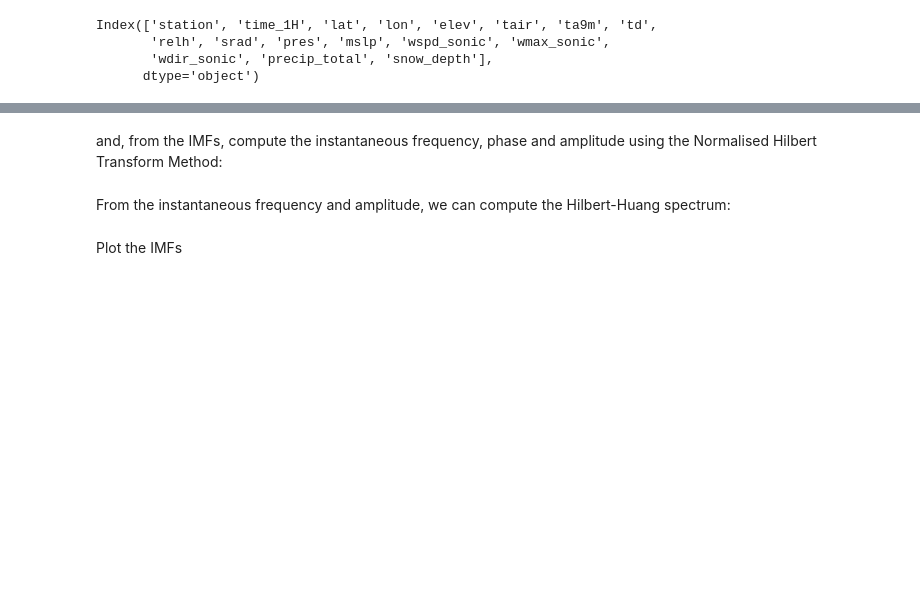
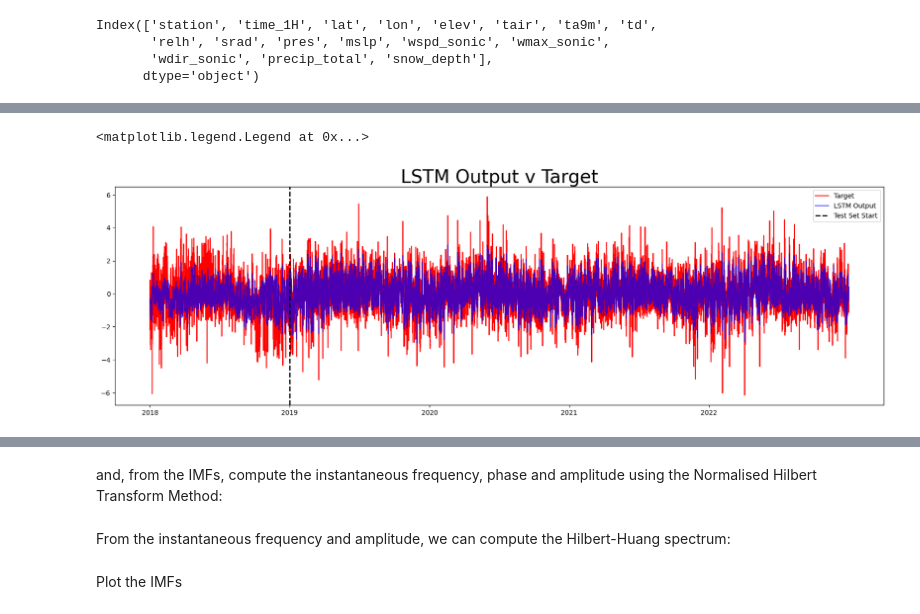
Before and after one commit to shmaronshmevans/nwp_bias, a Jupyter notebook: src/machine_learning/notebooks/emd.ipynb, the cells around one changed output, grey strips where cells are left out. Saved outputs shown, nothing was run; the diff lists cells and outputs as text; code cells hidden in the pictures; blank space fills up the shorter version.

Commit message:
major updates to LSTM sequencing/training

```diff
--- a/src/machine_learning/notebooks/emd.ipynb
+++ b/src/machine_learning/notebooks/emd.ipynb
@@ -307,0 +281,5 @@ nysm_df.dropna(inplace=True)
+# %%
+df = pd.read_parquet(
+    "/home/aevans/nwp_bias/src/machine_learning/data/lstm_eval_csvs/20231107/OLEA_loss_20231107_18:30/OLEA_loss_ml_output.parquet"
+)
+df = df.sort_index()
@@ -314,0 +341,18 @@ Index(['station', 'time_1H', 'lat', 'lon', 'elev', 'tair', 'ta9m', 'td',
+# %%
+fig, ax = plt.subplots(figsize=(21, 6))
+plt.plot(df["target_error"], c="r", label="Target")
+plt.plot(df["Model forecast"], c="b", alpha=0.7, label="LSTM Output")
+plt.axvline(
+    x=(int(0.2 * len(df["target_error"]))),
+    c="black",
+    linestyle="--",
+    linewidth=2.0,
+    label="Test Set Start",
+)
+ax.set_title("LSTM Output v Target", fontsize=28)
+ax.set_xticklabels([2018, 2019, 2020, 2021, 2022])
+ax.set_xticks(np.arange(0, len(df["Model forecast"]), (len(df["Model forecast"]) / 5)))
+ax.legend()
+# %% [output]
+<matplotlib.legend.Legend at 0x...>
+[figure, added]
```
Also changed, not shown: parts of 26 cells of this notebook, 12 other files.
